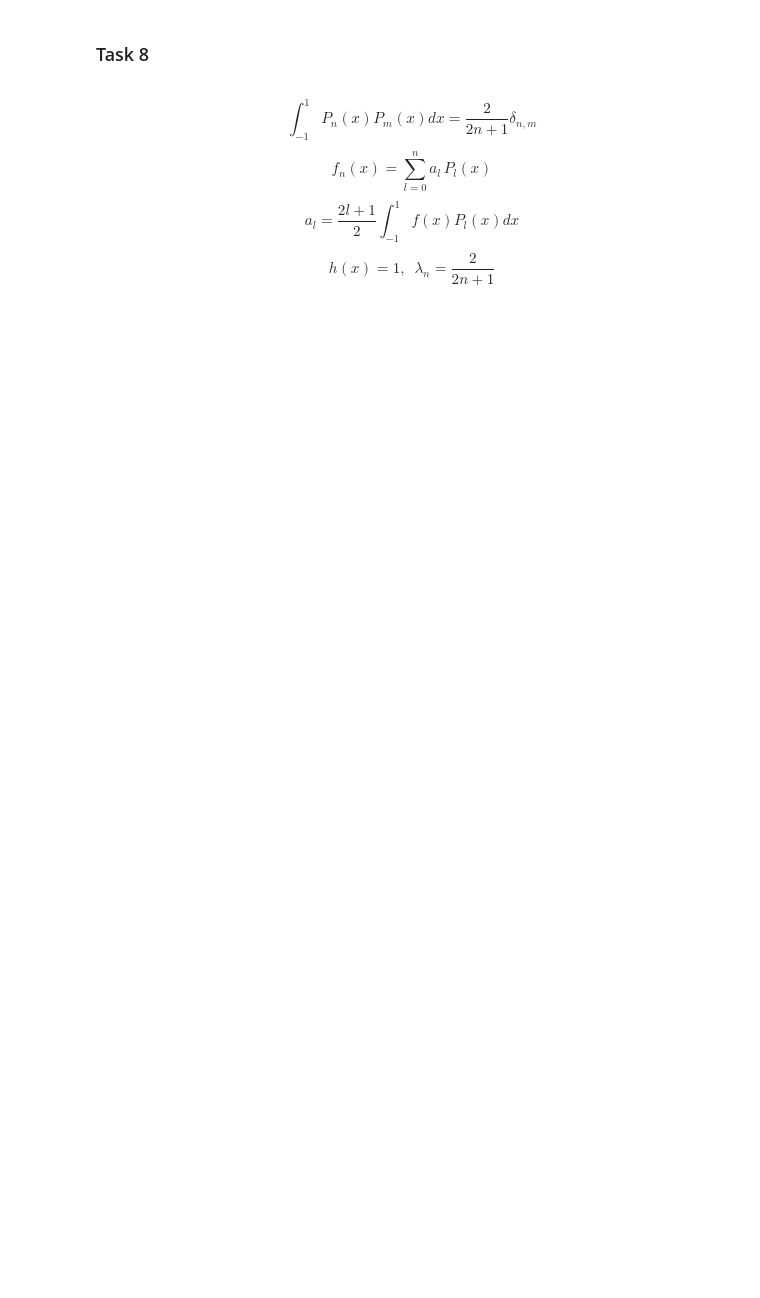
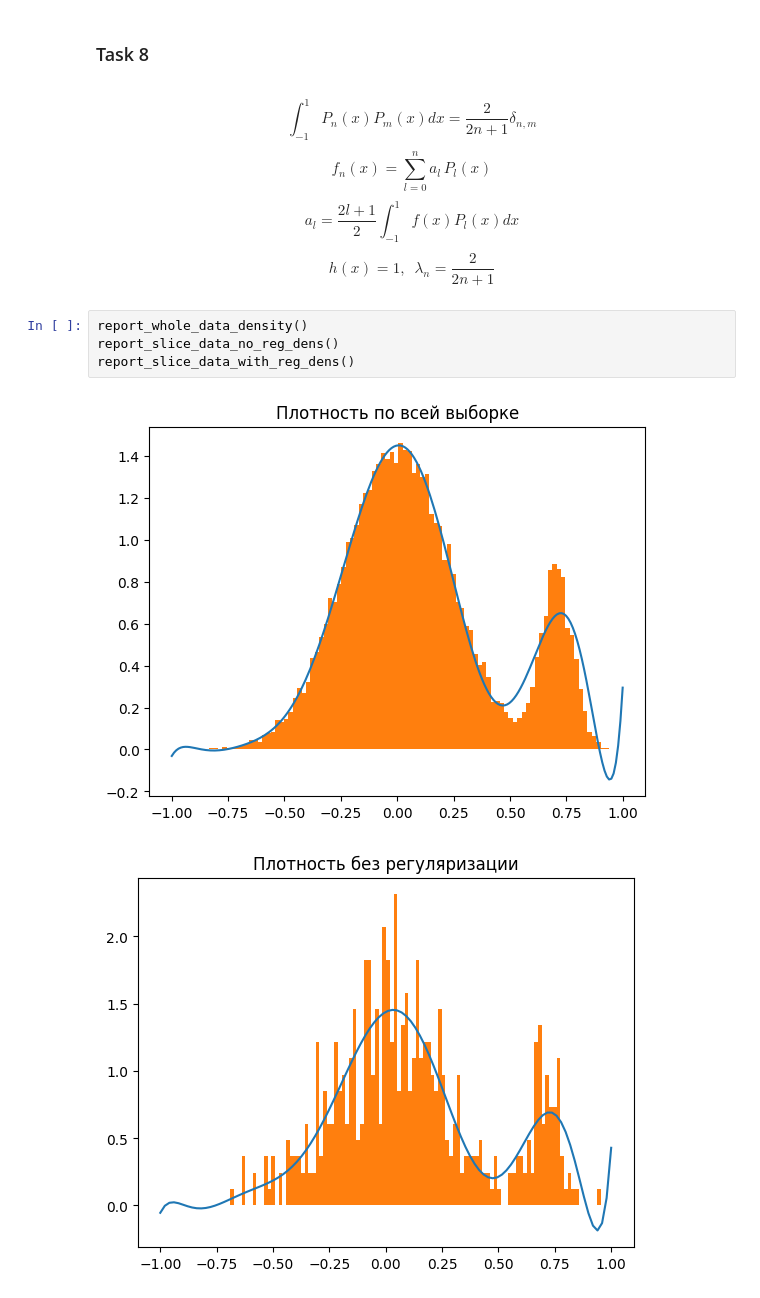
Before and after one commit to spacexerq/numerical_methods_2, a Jupyter notebook: inverse_tasks/release/report.ipynb, the cells around one changed output. Cells and saved outputs as stored; diff of their text form; blank space fills up the shorter version.

Commit message:
density release

```diff
--- a/inverse_tasks/release/report.ipynb
+++ b/inverse_tasks/release/report.ipynb
@@ -96,3 +43,10 @@ $$\int_{-1}^1 P_n(x) P_m(x) dx = \dfrac{2}{2n+1} \delta_{n,m}$$
 $$f_n(x) = \sum^n_{l=0} a_l\, P_l(x)$$
 $$a_l = \dfrac{2l+1}{2} \int_{-1}^1 f(x) P_l(x) dx$$
 $$h(x) = 1,\,\,\,\lambda_n = \dfrac{2}{2n+1}$$
+# %%
+report_whole_data_density()
+report_slice_data_no_reg_dens()
+report_slice_data_with_reg_dens()
+# %% [output]
+[figure, added]
+[figure, added]
```
Also changed, not shown: parts of 11 cells of this notebook, 4 other files.
